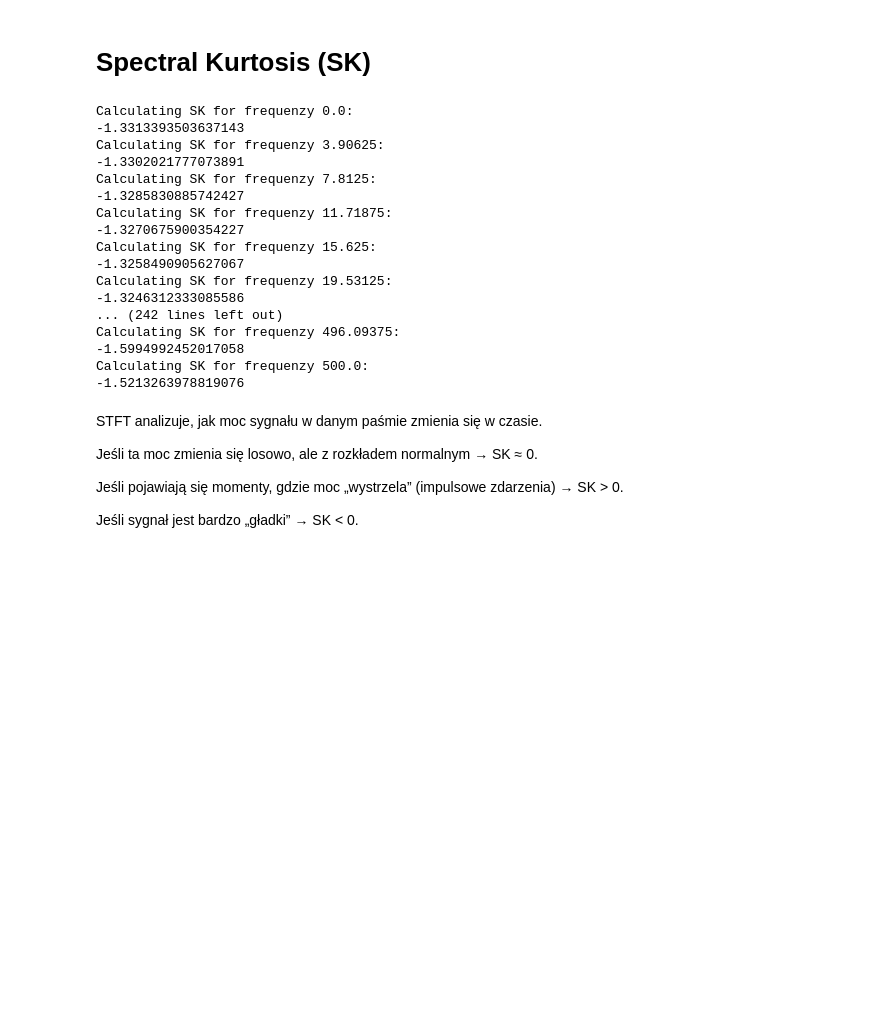
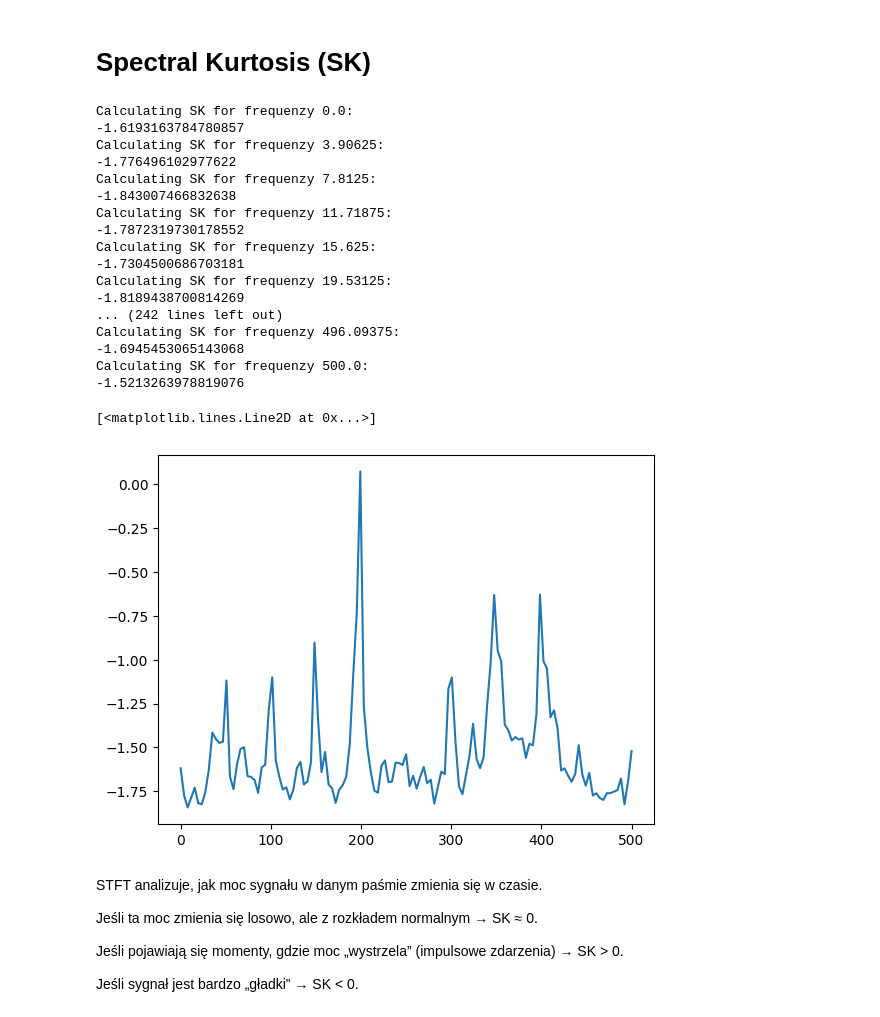
Before and after one commit to MD275996/System-to-identify-anomalies-in-vibration-signals-for-local-damage-detection-in-machines, a Jupyter notebook: ifb_selectors.ipynb, the cells around one changed output. Cells and saved outputs as stored; diff of their text form; code cells hidden in the pictures; blank space fills up the shorter version.

```diff
--- a/ifb_selectors.ipynb
+++ b/ifb_selectors.ipynb
@@ -31,7 +31,7 @@ plt.plot(signal)
 # Short term Fourier Transform
 # %%
 array_freq, array_tt, matrix_Zxx =stft(signal, fs = 1000, window = 'hann')
-abs_Zxx = np.abs(Zxx)
+abs_Zxx = np.abs(matrix_Zxx)
 # print(array_freq)
 # print(array_tt)
 # i = 5
@@ -42,32 +42,39 @@ abs_Zxx = np.abs(Zxx)
 # %%
 def SK(Zxx,f,t):
     abs_Zxx = np.abs(Zxx)
-    num = np.sum(np.pow(abs_Zxx[f:],4))
-    denum = np.sum(np.pow(abs_Zxx[f:],2))
+    num = np.sum(np.pow(abs_Zxx[f,:],4))
+    denum = np.sum(np.pow(abs_Zxx[f,:],2))
     T = len(t)
     return (T*num/denum)-2
 # %%
+result = np.zeros_like(array_freq)
+
 for i in range(0,len(array_freq)):
     print(f"Calculating SK for frequenzy {array_freq[i]}:")
+    result[i] = SK(matrix_Zxx,i,array_tt)
     print(SK(matrix_Zxx,i,array_tt))
+
+plt.plot(array_freq,result)
 # %% [output]
 Calculating SK for frequenzy 0.0:
--1.3313393503637143
+-1.6193163784780857
 Calculating SK for frequenzy 3.90625:
--1.3302021777073891
+-1.776496102977622
 Calculating SK for frequenzy 7.8125:
--1.3285830885742427
+-1.843007466832638
 Calculating SK for frequenzy 11.71875:
--1.3270675900354227
+-1.7872319730178552
 Calculating SK for frequenzy 15.625:
--1.3258490905627067
+-1.7304500686703181
 Calculating SK for frequenzy 19.53125:
--1.3246312333085586
+-1.8189438700814269
 ... (242 lines left out)
 Calculating SK for frequenzy 496.09375:
--1.5994992452017058
+-1.6945453065143068
 Calculating SK for frequenzy 500.0:
 -1.5213263978819076
+[<matplotlib.lines.Line2D at 0x...>]
+[figure, added]
 # %% [markdown]
 STFT analizuje, jak moc sygnału w danym paśmie zmienia się w czasie.
 
```
Also changed, not shown: parts of 1 cell of this notebook, 2 other files.
